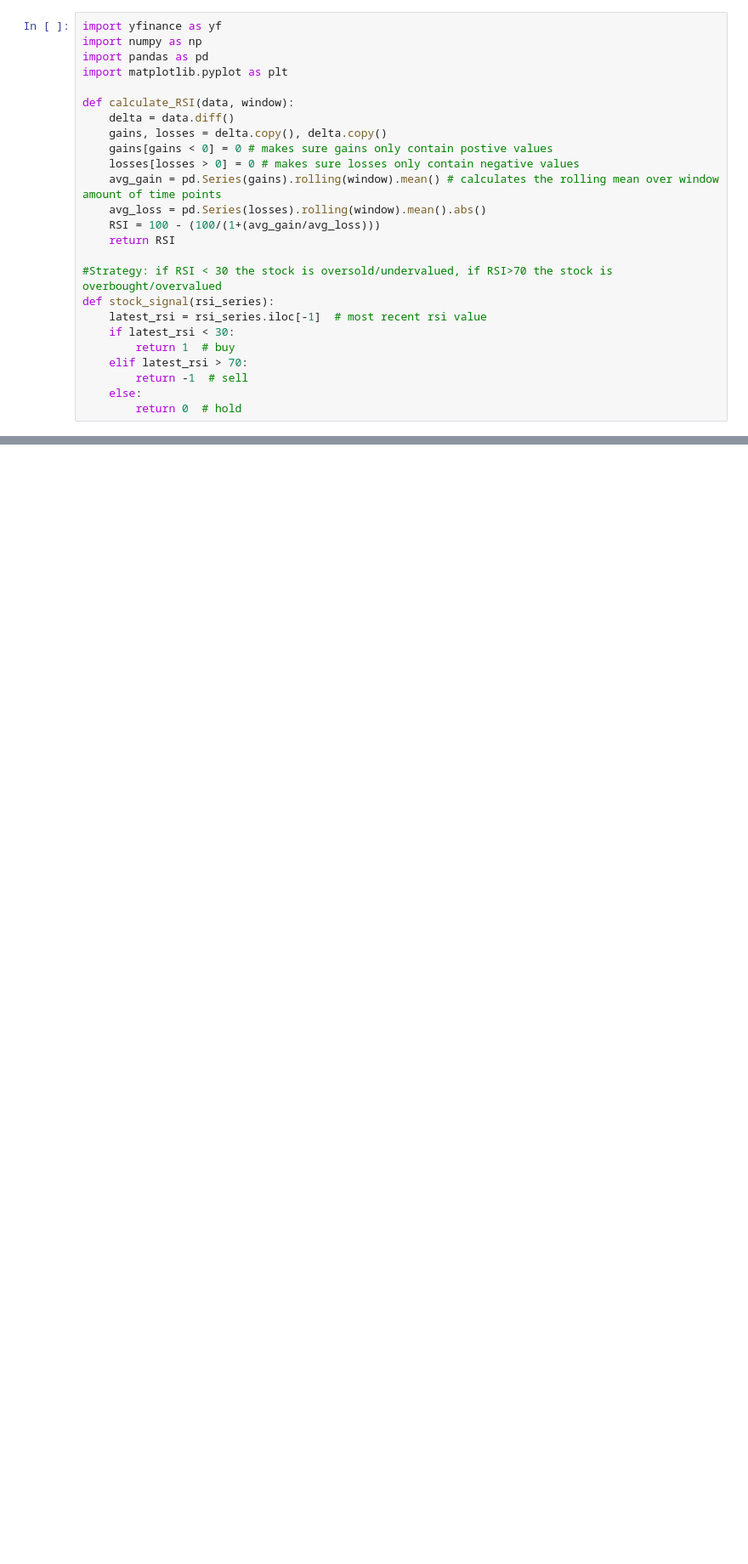
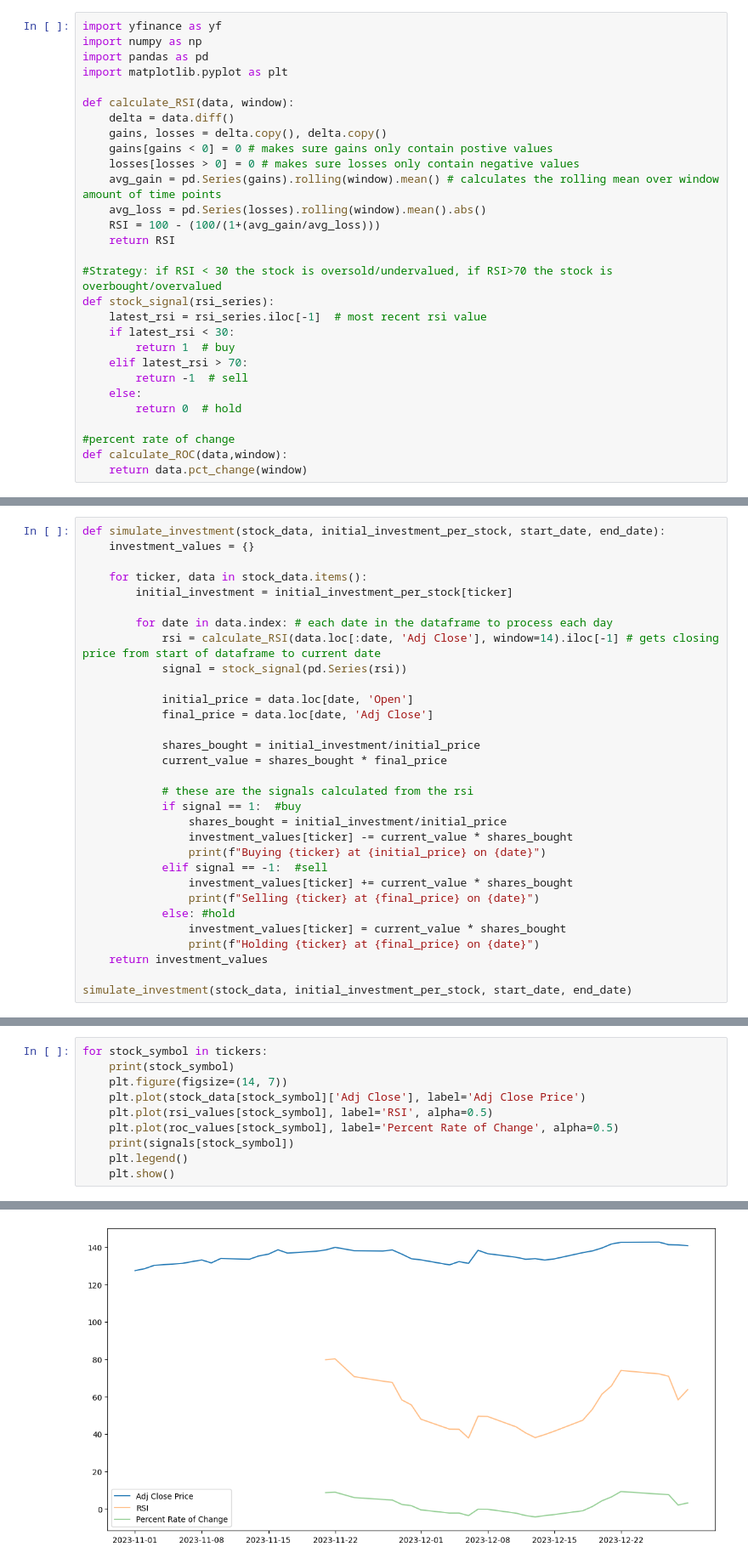
Before and after one commit to celloii/Market_Prediction, a Jupyter notebook: MomentumEffect.ipynb, the cells around one changed output, grey strips where cells are left out. Shown at 85% size. Cells and saved outputs as stored; diff of their text form; blank space fills up the shorter version.

Commit message:
working on simulating investment

```diff
--- a/MomentumEffect.ipynb
+++ b/MomentumEffect.ipynb
@@ -31,3 +31,7 @@ def stock_signal(rsi_series):
         return -1  # sell
     else:
         return 0  # hold
+
+#percent rate of change
+def calculate_ROC(data,window):
+    return data.pct_change(window)
@@ -162,0 +132,31 @@ NVDA
+# %%
+def simulate_investment(stock_data, initial_investment_per_stock, start_date, end_date):
+    investment_values = {}
+
+    for ticker, data in stock_data.items():
+        initial_investment = initial_investment_per_stock[ticker]
+
+        for date in data.index: # each date in the dataframe to process each day
+            rsi = calculate_RSI(data.loc[:date, 'Adj Close'], window=14).iloc[-1] # gets closing price from start of dataframe to current date
+            signal = stock_signal(pd.Series(rsi))
+
+            initial_price = data.loc[date, 'Open']
+            final_price = data.loc[date, 'Adj Close']
+
+            shares_bought = initial_investment/initial_price
+            current_value = shares_bought * final_price
+
+            # these are the signals calculated from the rsi
+            if signal == 1:  #buy
+                shares_bought = initial_investment/initial_price
+                investment_values[ticker] -= current_value * shares_bought
+                print(f"Buying {ticker} at {initial_price} on {date}")
+            elif signal == -1:  #sell
+                investment_values[ticker] += current_value * shares_bought
+                print(f"Selling {ticker} at {final_price} on {date}")
+            else: #hold
+                investment_values[ticker] = current_value * shares_bought
+                print(f"Holding {ticker} at {final_price} on {date}")
+    return investment_values
+
+simulate_investment(stock_data, initial_investment_per_stock, start_date, end_date)
@@ -162,0 +191,11 @@ NVDA
+# %%
+for stock_symbol in tickers:
+    print(stock_symbol)
+    plt.figure(figsize=(14, 7))
+    plt.plot(stock_data[stock_symbol]['Adj Close'], label='Adj Close Price')
+    plt.plot(rsi_values[stock_symbol], label='RSI', alpha=0.5)
+    plt.plot(roc_values[stock_symbol], label='Percent Rate of Change', alpha=0.5)
+    print(signals[stock_symbol])
+    plt.legend()
+    plt.show()
+# %% [output]
@@ -162,0 +204 @@ NVDA
+[figure, added]
```
Also changed, not shown: parts of 11 cells of this notebook.
